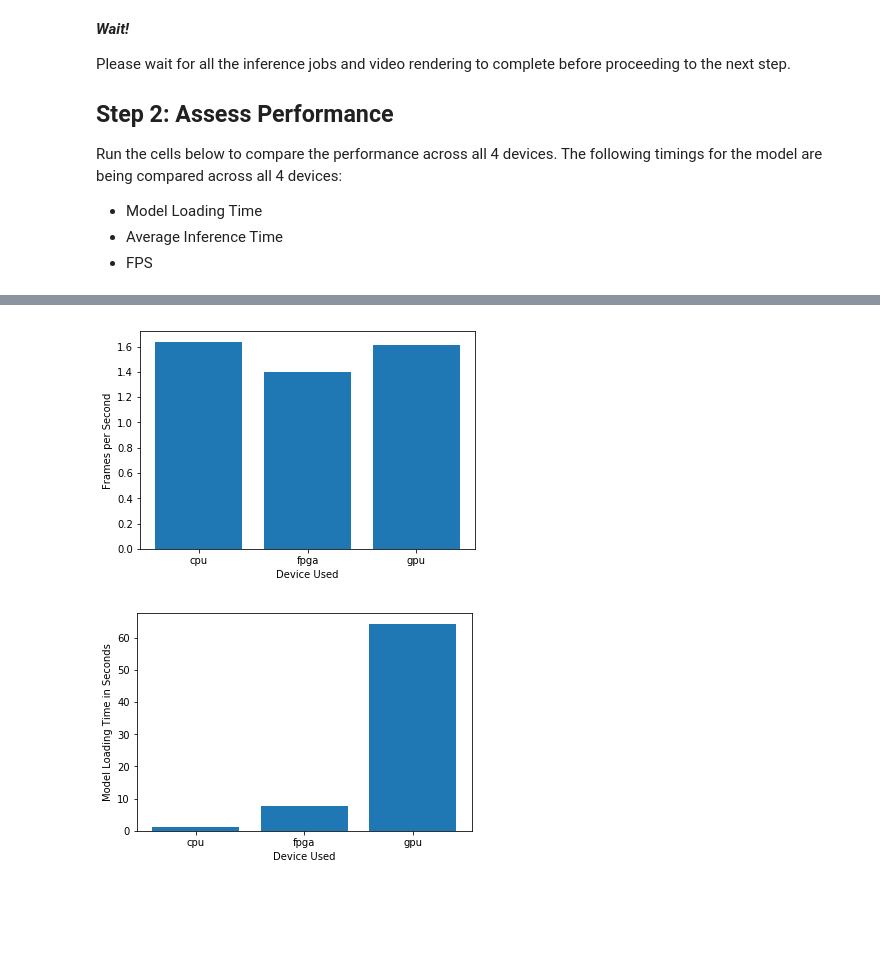
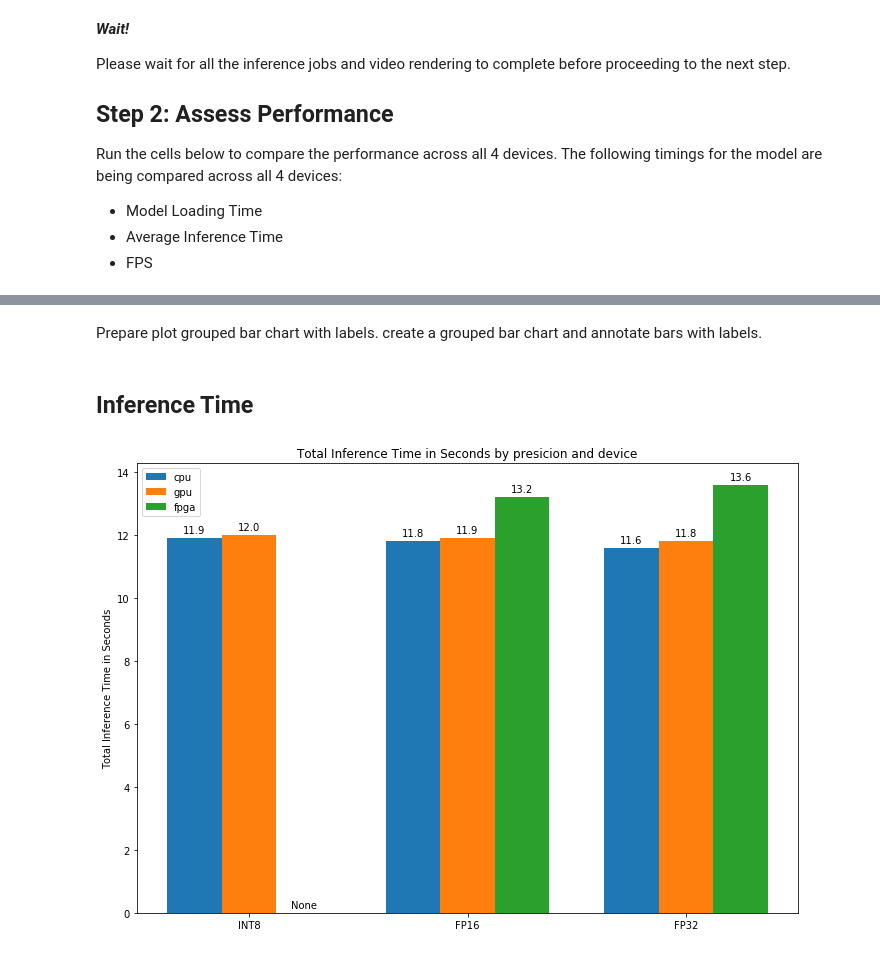
Before and after one commit to yamatokataoka/computer-pointer-controller, a Jupyter notebook: performance_benchmark.ipynb, the cells around one changed output, grey strips where cells are left out. Drawn from its saved outputs; the diff is of its cells as text; code cells hidden in the pictures; blank space fills up the shorter version.

Commit message:
Update graph creation for benchmark
Get together all three precisions on one bar chart.

```diff
--- a/performance_benchmark.ipynb
+++ b/performance_benchmark.ipynb
@@ -764,22 +764,27 @@ precision_list=['INT8', 'FP16', 'FP32']
 inference_time = defaultdict(list)
 fps = defaultdict(list)
 model_load_time = defaultdict(list)
-devices = defaultdict(list)
+precisions = defaultdict(list)
 
-for precision in precision_list:
-    for device in device_list:
+for device in device_list:
+    for precision in precision_list:
 
         file_name = 'results/'+precision+'/'+device+'/stats.txt'
 
+        precisions[device].append(precision)
+
         if os.path.exists(file_name):
-            devices[precision].append(device)
             with open(file_name, 'r') as f:
-                inference_time[precision].append(float(f.readline().split("\n")[0]))
-                fps[precision].append(float(f.readline().split("\n")[0]))
-                model_load_time[precision].append(float(f.readline().split("\n")[0]))
+                inference_time[device].append(float(f.readline().split("\n")[0]))
+                fps[device].append(round(float(f.readline().split("\n")[0]), 3))
+                model_load_time[device].append(round(float(f.readline().split("\n")[0]), 3))
+        else:
+            inference_time[device].append(0.0)
+            fps[device].append(0.0)
+            model_load_time[device].append(0.0)
 
 print(inference_time)
 print(fps)
 print(model_load_time)
-print(devices)
+print(precisions)
 # %% [output]
@@ -851,14 +795,3 @@ plt.show()
-# %%
-plt.bar(devices[precision], fps[precision])
-plt.xlabel("Device Used")
-plt.ylabel("Frames per Second")
-plt.show()
-# %% [output]
-[figure, removed]
-# %%
-plt.bar(devices[precision], model_load_time[precision])
-plt.xlabel("Device Used")
-plt.ylabel("Model Loading Time in Seconds")
-plt.show()
-# %% [output]
-[figure, removed]
+# %% [markdown]
+Prepare plot grouped bar chart with labels.
+create a grouped bar chart and annotate bars with labels.
@@ -864,0 +844,8 @@ plt.show()
+# %% [markdown]
+## Inference Time
+# %%
+ylabel = 'Total Inference Time in Seconds'
+title = 'Total Inference Time in Seconds by presicion and device'
+plot(inference_time, ylabel, title)
+# %% [output]
+[figure, added]
```
Also changed, not shown: parts of 19 cells of this notebook.
